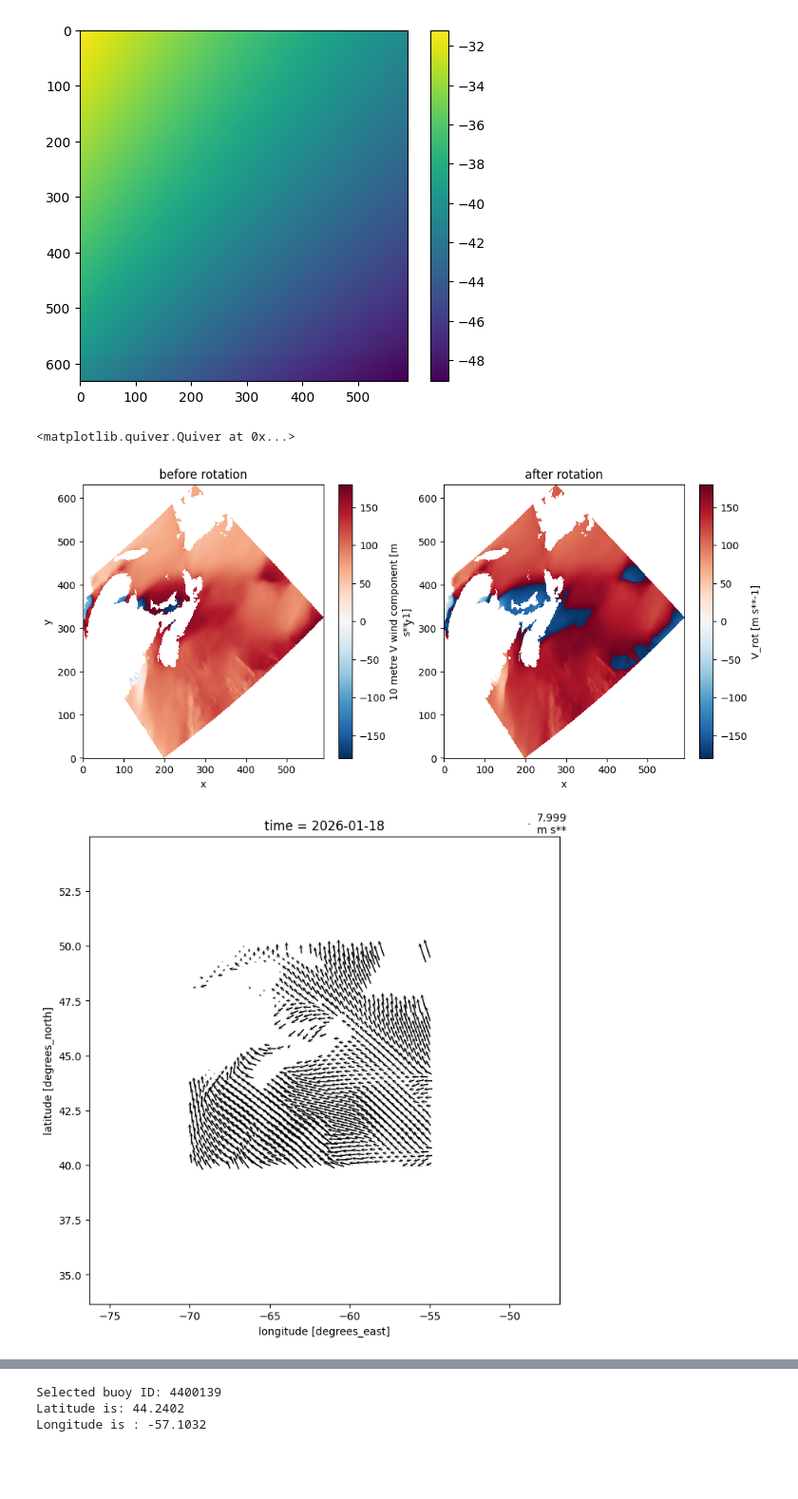
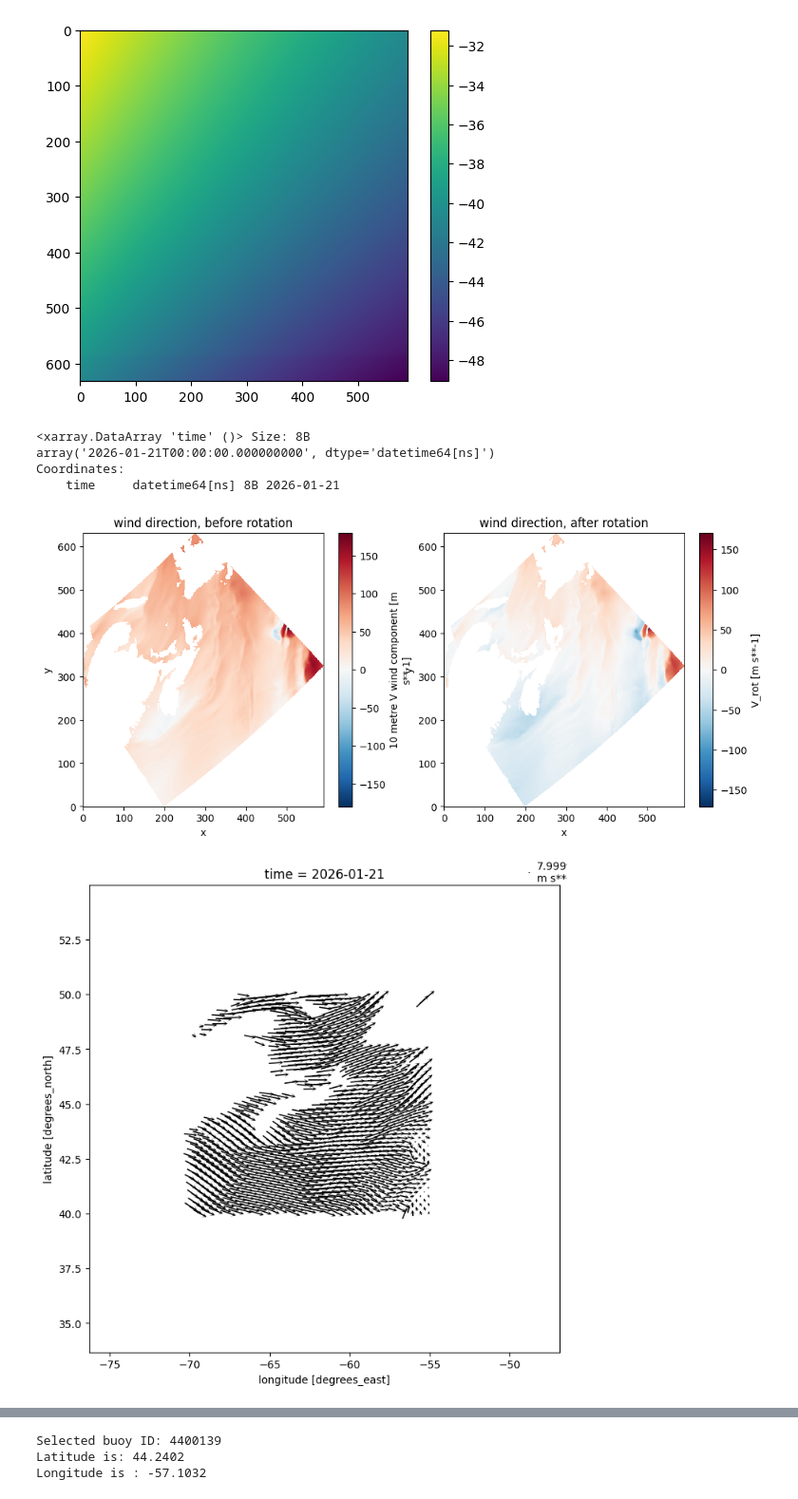
Before and after one commit to jclary-31/Wave_forecast_postprocessing, a Jupyter notebook: Wave.ipynb, the cells around one changed output, grey strips where cells are left out. Shown at 95% size. Drawn from its saved outputs; the diff is of its cells as text; code cells hidden in the pictures; blank space fills up the shorter version.

```diff
--- a/Wave.ipynb
+++ b/Wave.ipynb
@@ -257,9 +258,11 @@ def get_buoy(buyo_dir):
   ds=Q.drop(['name'],axis=1).set_index(['time','buoy_id','lat','lon']).to_xarray()
   ds=ds.squeeze(['lat','lon'])
 
-  ##angle convention!!!here wind direction is where it come from,
-  ## To check! I dont find confirmation on swob product user
-  #ds['Wind_direction']=(180+ ds['Wind_direction'])%360 ###not good?
+  ##angle convention!!!
+  # ocean data : wind direction is where it come from, butI dont find confirmation on swob product user
+  # atmospheric model : wind direction is where the wind goes!!!!!! opposite direction of 'coming from' direction
+  # both are in degrees clockwise from true North
+  ds['Wind_direction']=(180+ ds['Wind_direction'])%360
 
   ###xml wind speed is in km/h whereas model and good practice is in m/s
   ds['Wind_speed']=ds['Wind_speed']*1000/3600
@@ -899,46 +917,49 @@ plt.show()
 #########Rotation!
 
 def speed_rotation(ds,angle):
-  #let say 'local' angle rotation is 30 degrees
   rot=np.deg2rad(angle)
   Ugrid=ds['u10']
   Vgrid=ds['v10']
 
   #see rotation matrix https://en.wikipedia.org/wiki/Rotation_matrix#In_two_dimensions
   Uearth = np.cos(rot)*Ugrid - np.sin(rot)*Vgrid
   Vearth = np.sin(rot)*Ugrid + np.cos(rot)*Vgrid
   ds['U_rot']=Uearth
   ds['V_rot']=Vearth
   return ds
 
 #ds['Wind_amp']=np.sqrt(ds['U']**2+ds['V']**2)
-ds=speed_rotation(ds,40)
+
+ds=speed_rotation(ds,theta.mean())
 
 fig,ax=plt.subplots(1,2,figsize=(12,5))
 np.rad2deg(np.arctan2(ds['v10'],ds['u10'])).plot(ax=ax[0])
 np.rad2deg(np.arctan2(ds['V_rot'],ds['U_rot'])).plot(ax=ax[1])
-ax[0].set_title('before rotation')
-ax[1].set_title('after rotation')
+ax[0].set_title('wind direction, before rotation')
+ax[1].set_title('wind direction, after rotation')
 
 ###those angle are in math convention! (counterclockwise+ 0at east) + this is where the wind go
 # buoy normally give incoming direction in geographical convention!
 step=12
 ds.isel(x=slice(None,None,step), y=slice(None,None,step))\
   .plot.quiver(x='longitude',y='latitude',
                #u='u10',v='v10',
                u='U_rot',v='V_rot',
                aspect='equal',size=8,
                width=0.0025 ,headaxislength=2,headlength=4,headwidth=4,
                 scale=200*2,
                )
 
-
+print(ds.time)
   #!!!compare quiver with
   #https://eccc-msc.github.io/msc-animet/?layers=HRDPS.CONTINENTAL_UU;0.75;0;1;0;1,HRDPS.CONTINENTAL_WD;0.75;0;1;0;1&extent=-10159787,2029488,-2552853,8092049&overlays=Boundaries&range=48,0,l,PT1H
 # %% [output]
-<matplotlib.quiver.Quiver at 0x...>
+<xarray.DataArray 'time' ()> Size: 8B
+array('2026-01-21T00:00:00.000000000', dtype='datetime64[ns]')
+Coordinates:
+    time     datetime64[ns] 8B 2026-01-21
-[figure, old version]
+[figure, new version]
-[figure, old version]
+[figure, new version]
 # %%
 !pip install cartopy
 import matplotlib.pyplot as plt
```
Also changed, not shown: parts of 35 cells of this notebook.
